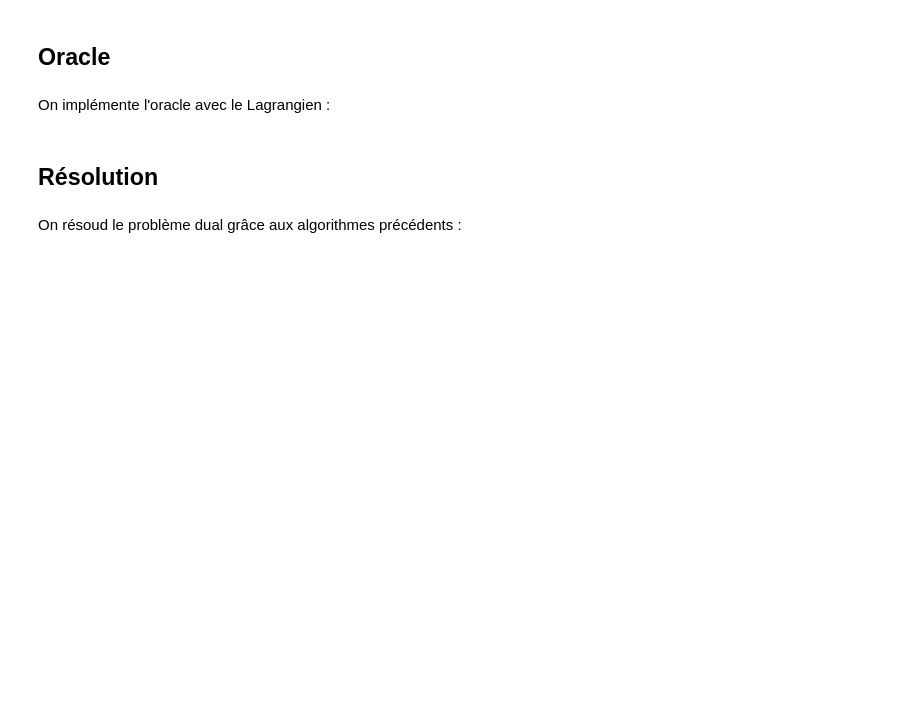
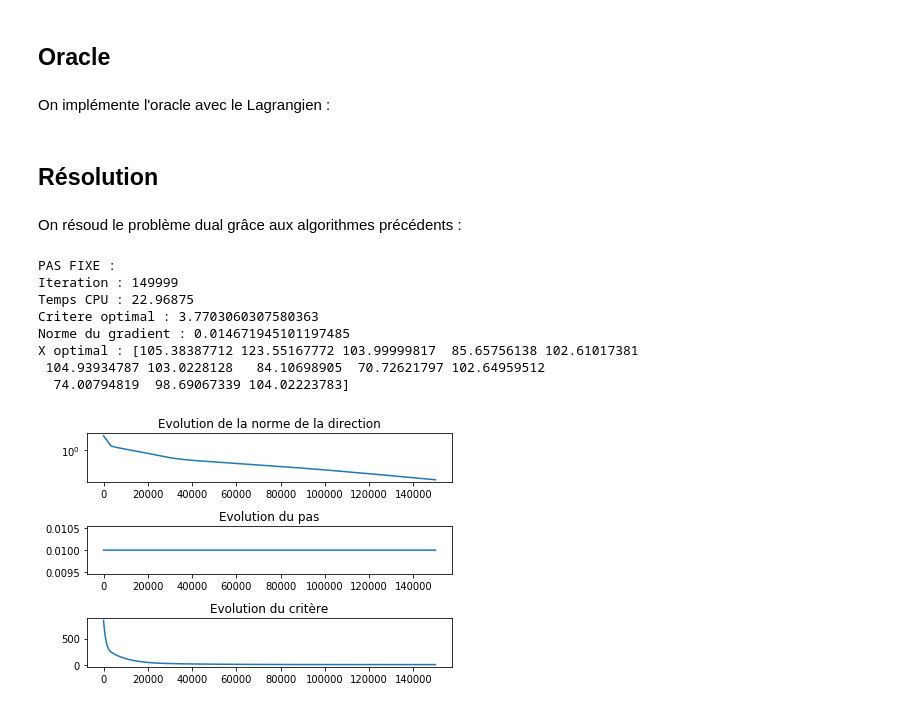
Before and after one commit to LouisDumont/Projet-Opti-Controle, a Jupyter notebook: rapport.ipynb, the cells around one changed output. Cells and saved outputs as stored; diff of their text form; code cells hidden in the pictures; blank space fills up the shorter version.

```diff
--- a/rapport.ipynb
+++ b/rapport.ipynb
@@ -111,6 +212,17 @@ from src.oracle_lagrange import oracle
 On résoud le problème dual grâce aux algorithmes précédents :
 # %%
 print("PAS FIXE :")
-result = gradient(oracle, x0, default_gradient_step=0.0001, use_wolfe=False)
+u0 = np.random.normal(size=datas_r.md)
+result = gradient(oracle, u0, default_gradient_step=0.01, use_wolfe=False, iter_max =150000)
+# %% [output]
+PAS FIXE :
+Iteration : 149999
+Temps CPU : 22.96875
+Critere optimal : 3.7703060307580363
+Norme du gradient : 0.014671945101197485
+X optimal : [105.38387712 123.55167772 103.99999817  85.65756138 102.61017381
+ 104.93934787 103.0228128   84.10698905  70.72621797 102.64959512
+  74.00794819  98.69067339 104.02223783]
+[figure, added]
 # %%
 print("PAS OPTIMAL :")
```
Also changed, not shown: parts of 13 cells of this notebook.
